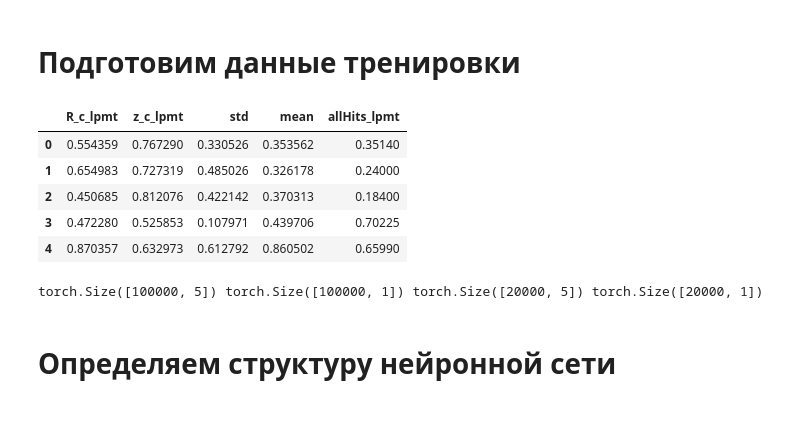
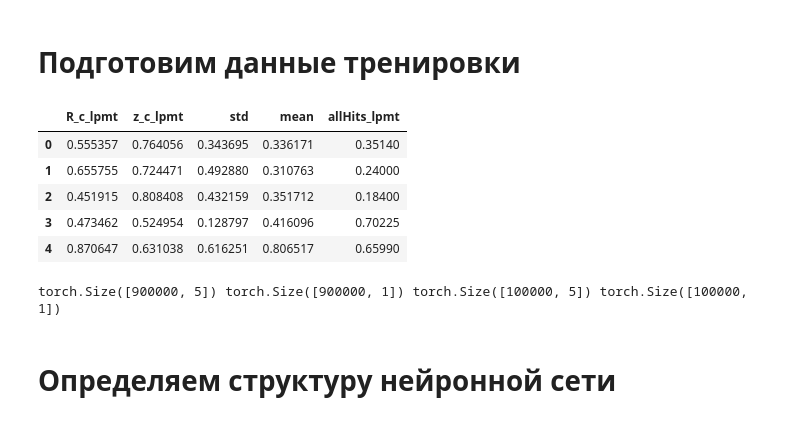
Before and after one commit to VasilyBokov/JUNO_NN, a Jupyter notebook: JUNO_Simple_Regression_Best.ipynb, the cells around one changed output. Saved outputs shown, nothing was run; the diff lists cells and outputs as text; code cells hidden in the pictures.

```diff
--- a/JUNO_Simple_Regression_Best.ipynb
+++ b/JUNO_Simple_Regression_Best.ipynb
@@ -21,20 +21,20 @@ def normalization(df):
     normalized_df=(df-df.min())/(df.max()-df.min())
     return normalized_df
 # %%
-training_whole_dataframe = pd.read_csv('/home/vasily/Data_for_JUNO/train/ProcessedTrain0.csv').head(120000)
+training_whole_dataframe = pd.read_csv('/home/vasily/Data_for_JUNO/train/ProcessedTrain0.csv').head(1000000)
 training_whole_dataframe['R_c_lpmt'] = np.sqrt(training_whole_dataframe['x_c_lpmt']**2 + training_whole_dataframe['y_c_lpmt']**2)
 training_dataframe_prep = normalization(training_whole_dataframe[['R_c_lpmt','z_c_lpmt', 'std', 'mean']])
 training_dataframe_prep['allHits_lpmt'] = training_whole_dataframe['allHits_lpmt'] / 20000
 
 #trainig_whole_dataframe = normalization(trainig_whole_dataframe)
 training_dataframe_prep.head(5)
 # %% [output]
 |  | R_c_lpmt | z_c_lpmt | std | mean | allHits_lpmt |
-| 0 | 0.554359 | 0.767290 | 0.330526 | 0.353562 | 0.35140 |
-| 1 | 0.654983 | 0.727319 | 0.485026 | 0.326178 | 0.24000 |
-| 2 | 0.450685 | 0.812076 | 0.422142 | 0.370313 | 0.18400 |
-| 3 | 0.472280 | 0.525853 | 0.107971 | 0.439706 | 0.70225 |
-| 4 | 0.870357 | 0.632973 | 0.612792 | 0.860502 | 0.65990 |
+| 0 | 0.555357 | 0.764056 | 0.343695 | 0.336171 | 0.35140 |
+| 1 | 0.655755 | 0.724471 | 0.492880 | 0.310763 | 0.24000 |
+| 2 | 0.451915 | 0.808408 | 0.432159 | 0.351712 | 0.18400 |
+| 3 | 0.473462 | 0.524954 | 0.128797 | 0.416096 | 0.70225 |
+| 4 | 0.870647 | 0.631038 | 0.616251 | 0.806517 | 0.65990 |
 # %%
 #Our data to use
 targets_tensor = torch.tensor(training_whole_dataframe['Edep'].values)
@@ -58,7 +58,7 @@ validation_targets.unsqueeze_(1)
 # Double-check that we've done the right thing.
 print(training_examples.shape, training_targets.shape, validation_examples.shape, validation_targets.shape)
 # %% [output]
-torch.Size([100000, 5]) torch.Size([100000, 1]) torch.Size([20000, 5]) torch.Size([20000, 1])
+torch.Size([900000, 5]) torch.Size([900000, 1]) torch.Size([100000, 5]) torch.Size([100000, 1])
 # %% [markdown]
 # Определяем структуру нейронной сети
 # %%
```
Also changed, not shown: parts of 4 cells of this notebook.
